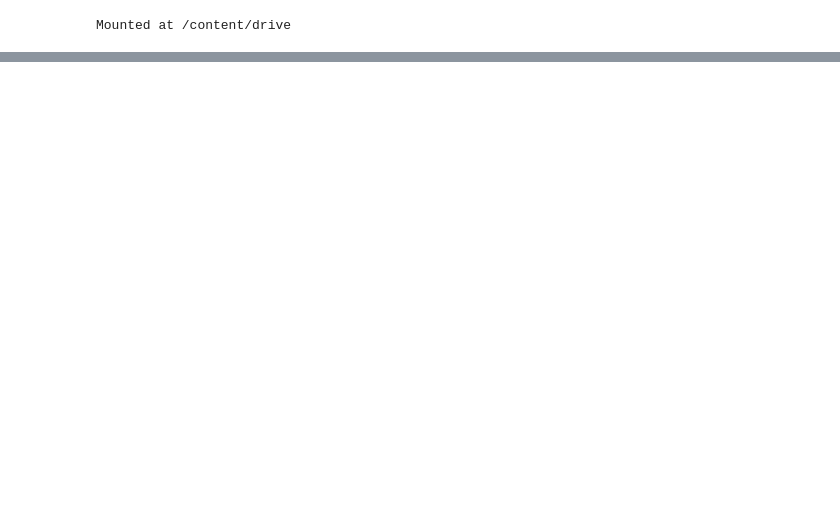
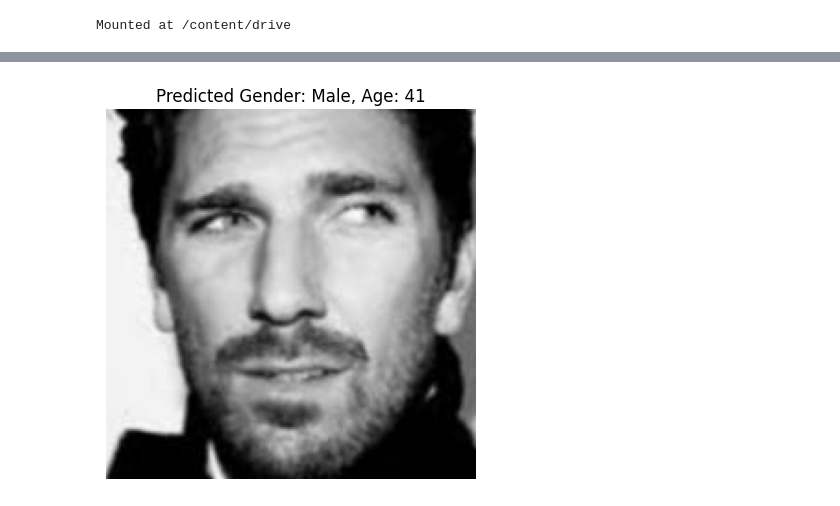
Before and after one commit to HuanJY/SAEBUT3, a Jupyter notebook: Model3.ipynb, the cells around one changed output, grey strips where cells are left out. Drawn from its saved outputs; the diff is of its cells as text; code cells hidden in the pictures; blank space fills up the shorter version.

```diff
--- a/Model3.ipynb
+++ b/Model3.ipynb
@@ -345,0 +153,12 @@ ValueError: Found input variables with inconsistent numbers of samples: [4742, 2
+# %%
+# Image Preprocessing
+def preprocess_image(image_path):
+    img = cv2.imread(image_path)
+    img = cv2.cvtColor(img, cv2.COLOR_BGR2RGB)
+    img = cv2.resize(img, (64, 64))
+    img = img / 255.0
+    return img
+# %%
+X = np.array([preprocess_image(path) for path in tqdm(df['image_path'])])
+y_gender = np.array(df['gender'])
+y_age = np.array(df['age'])
@@ -345,0 +259,14 @@ ValueError: Found input variables with inconsistent numbers of samples: [4742, 2
+# %%
+callbacks = [
+    EarlyStopping(monitor='val_loss', patience=5, restore_best_weights=True),
+    ModelCheckpoint('best_model.h5', save_best_only=True, monitor='val_loss')
+]
+
+# =========================
+# 9. TRAIN THE MODEL
+# =========================
+history = model.fit(
+    X_train, {'gender_out': y_gender_train, 'age_out': y_age_train},
+    validation_data=(X_test, {'gender_out': y_gender_test, 'age_out': y_age_test}),
+    epochs=30, batch_size=32, callbacks=callbacks
+)
@@ -345,0 +337,17 @@ ValueError: Found input variables with inconsistent numbers of samples: [4742, 2
+# %%
+# Prediction Function
+def predict_image(image_path):
+    img = preprocess_image(image_path)
+    img = np.expand_dims(img, axis=0)
+    gender_pred, age_pred = model.predict(img)
+    gender = gender_mapping[int(gender_pred[0][0] > 0.5)]
+    age = round(age_pred[0][0])
+    plt.imshow(cv2.imread(image_path)[..., ::-1])
+    plt.title(f'Predicted Gender: {gender}, Age: {age}')
+    plt.axis('off')
+    plt.show()
+# %%
+# Test Prediction
+sample_image = df['image_path'].iloc[15]
+predict_image(sample_image)
+# %% [output]
@@ -345,0 +355 @@ ValueError: Found input variables with inconsistent numbers of samples: [4742, 2
+[figure, added]
```
Also changed, not shown: parts of 60 cells of this notebook.
